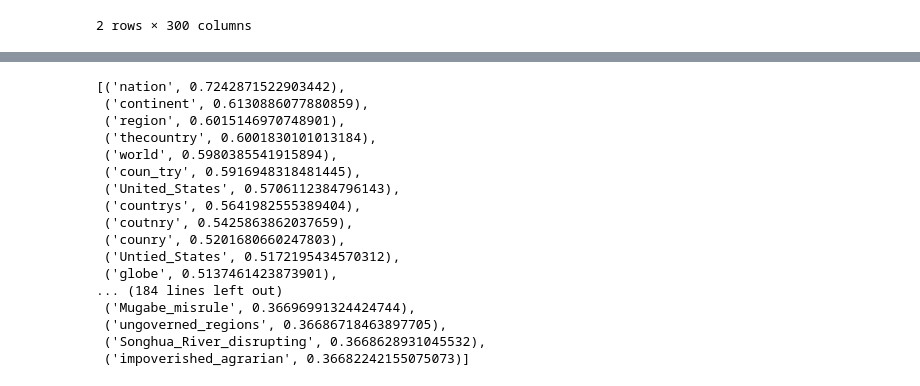
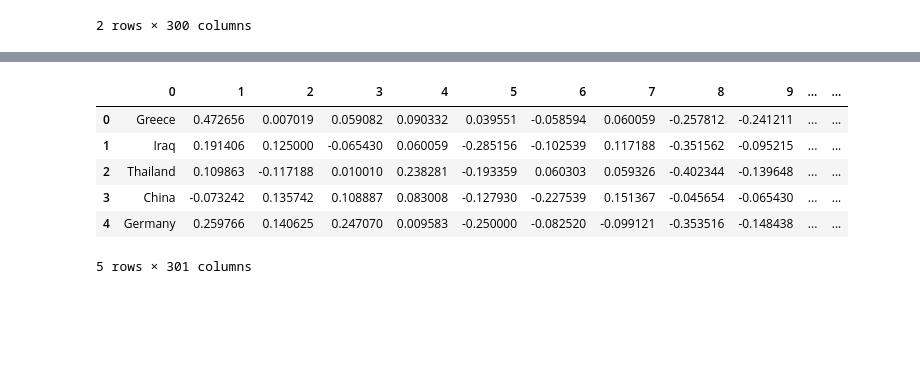
Before and after one commit to Kazuya-Minakuchi/natural_language_processing_100_knocks, a Jupyter notebook: notebooks/07_word_vector.ipynb, the cells around one changed output, grey strips where cells are left out. Drawn from its saved outputs; the diff is of its cells as text; code cells hidden in the pictures; blank space fills up the shorter version.

```diff
--- a/notebooks/07_word_vector.ipynb
+++ b/notebooks/07_word_vector.ipynb
@@ -436,20 +415,18 @@ result = wv_from_bin.similar_by_word('country', topn=200)
-# %%
-result
-# %% [output]
-[('nation', 0.7242871522903442),
- ('continent', 0.6130886077880859),
- ('region', 0.6015146970748901),
- ('thecountry', 0.6001830101013184),
- ('world', 0.5980385541915894),
- ('coun_try', 0.5916948318481445),
- ('United_States', 0.5706112384796143),
- ('countrys', 0.5641982555389404),
- ('coutnry', 0.5425863862037659),
- ('counry', 0.5201680660247803),
- ('Untied_States', 0.5172195434570312),
- ('globe', 0.5137461423873901),
-... (184 lines left out)
- ('Mugabe_misrule', 0.36696991324424744),
- ('ungoverned_regions', 0.36686718463897705),
- ('Songhua_River_disrupting', 0.3668628931045532),
- ('impoverished_agrarian', 0.36682242155075073)]
+# %%
+df_country_vector = (
+    pd.concat([
+        s_country,
+        s_country.apply(get_vector),
+    ], axis=1)
+    .reset_index(drop=True)
+)
+df_country_vector.columns = range(df_country_vector.shape[1])
+df_country_vector.head()
+# %% [output]
+|  | 0 | 1 | 2 | 3 | 4 | 5 | 6 | 7 | 8 | 9 | ... | ... |
+| 0 | Greece | 0.472656 | 0.007019 | 0.059082 | 0.090332 | 0.039551 | -0.058594 | 0.060059 | -0.257812 | -0.241211 | ... | ... |
+| 1 | Iraq | 0.191406 | 0.125000 | -0.065430 | 0.060059 | -0.285156 | -0.102539 | 0.117188 | -0.351562 | -0.095215 | ... | ... |
+| 2 | Thailand | 0.109863 | -0.117188 | 0.010010 | 0.238281 | -0.193359 | 0.060303 | 0.059326 | -0.402344 | -0.139648 | ... | ... |
+| 3 | China | -0.073242 | 0.135742 | 0.108887 | 0.083008 | -0.127930 | -0.227539 | 0.151367 | -0.045654 | -0.065430 | ... | ... |
+| 4 | Germany | 0.259766 | 0.140625 | 0.247070 | 0.009583 | -0.250000 | -0.082520 | -0.099121 | -0.353516 | -0.148438 | ... | ... |
+5 rows × 301 columns
```
Also changed, not shown: parts of 12 cells of this notebook.
